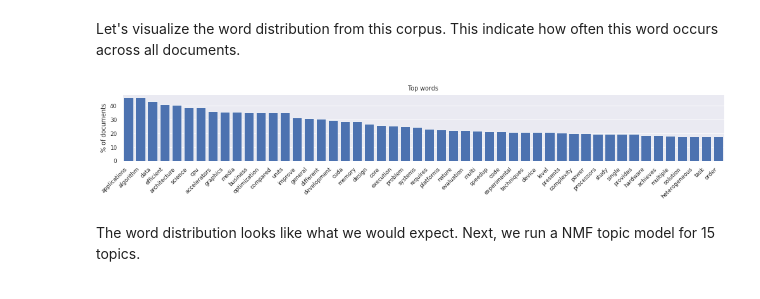
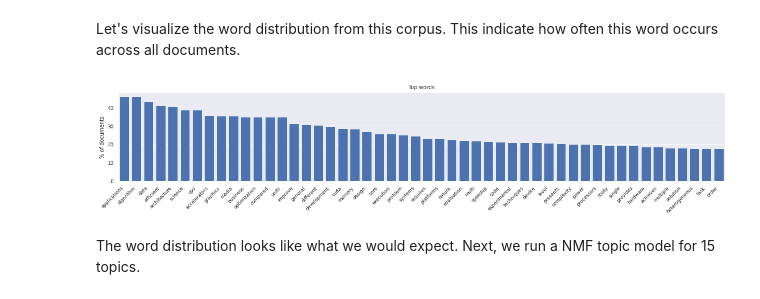
Before and after one commit to NLeSC/litstudy, a Jupyter notebook: example.ipynb, the cells around one changed output. Cells and saved outputs as stored; diff of their text form; code cells hidden in the pictures.

```diff
--- a/example.ipynb
+++ b/example.ipynb
@@ -209,18 +149,10 @@ corpus = litstudy.build_corpus(docs, custom_bigrams=bigrams)
 # %% [markdown]
 Let's visualize the word distribution from this corpus. This indicate how often this word occurs across all documents.
 # %%
-import importlib
-importlib.reload(litstudy)
-importlib.reload(litstudy.plot)
-importlib.reload(litstudy.nlp)
-importlib.reload(litstudy)
-
-f = 0.7
-plt.figure(figsize=(20*f, 4*f))
+plt.figure(figsize=(20, 3))
 litstudy.plot_word_distribution(corpus, limit=50, title="Top words", vertical=True, label_rotation=45);
-savefig('words.eps')
 # %% [output]
-[figure, old version]
+[figure, new version]
 # %% [markdown]
 The word distribution looks like what we would expect. Next, we run a NMF topic model for 15 topics.
 # %%
```
Also changed, not shown: parts of 23 cells of this notebook, 28 other files.
